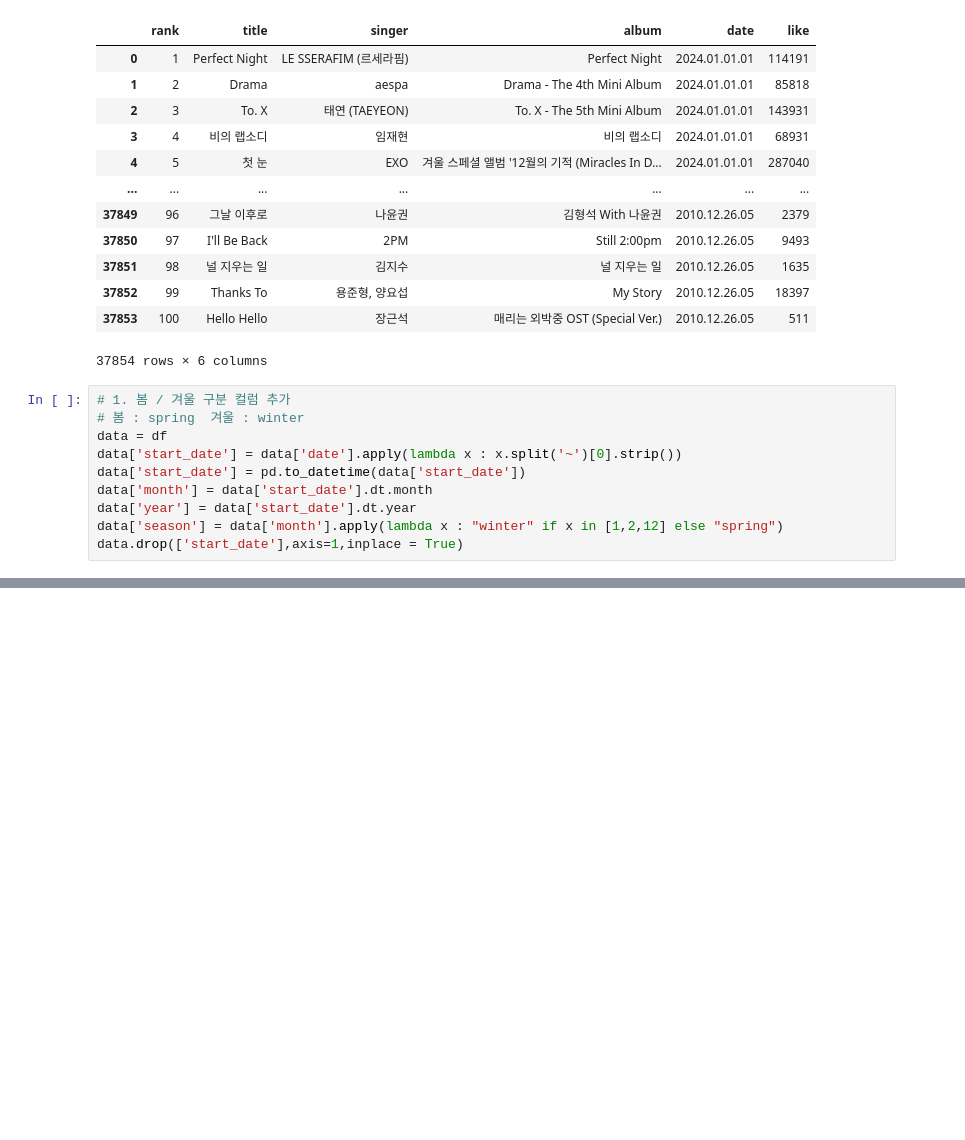
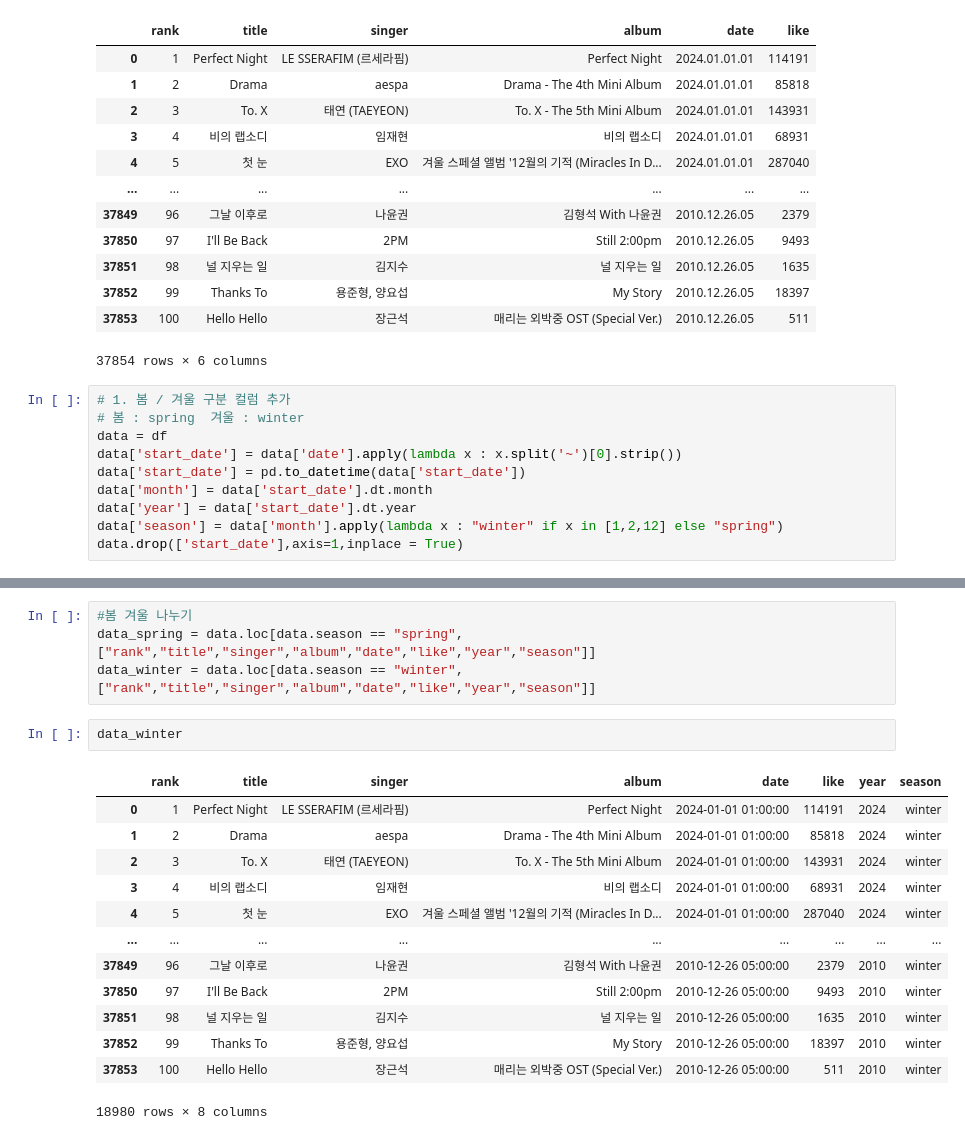
Before and after one commit to zjacom/Seasonal-songs, a Jupyter notebook: test_youngjun.ipynb, the cells around one changed output, grey strips where cells are left out. Drawn from its saved outputs; the diff is of its cells as text; blank space fills up the shorter version.

```diff
--- a/test_youngjun.ipynb
+++ b/test_youngjun.ipynb
@@ -222,0 +224,20 @@ data
+# %%
+#봄 겨울 나누기
+data_spring = data.loc[data.season == "spring",["rank","title","singer","album","date","like","year","season"]]
+data_winter = data.loc[data.season == "winter",["rank","title","singer","album","date","like","year","season"]]
+# %%
+data_winter
+# %% [output]
+|  | rank | title | singer | album | date | like | year | season |
+| 0 | 1 | Perfect Night | LE SSERAFIM (르세라핌) | Perfect Night | 2024-01-01 01:00:00 | 114191 | 2024 | winter |
+| 1 | 2 | Drama | aespa | Drama - The 4th Mini Album | 2024-01-01 01:00:00 | 85818 | 2024 | winter |
+| 2 | 3 | To. X | 태연 (TAEYEON) | To. X - The 5th Mini Album | 2024-01-01 01:00:00 | 143931 | 2024 | winter |
+| 3 | 4 | 비의 랩소디 | 임재현 | 비의 랩소디 | 2024-01-01 01:00:00 | 68931 | 2024 | winter |
+| 4 | 5 | 첫 눈 | EXO | 겨울 스페셜 앨범 '12월의 기적 (Miracles In D... | 2024-01-01 01:00:00 | 287040 | 2024 | winter |
+| ... | ... | ... | ... | ... | ... | ... | ... | ... |
+| 37849 | 96 | 그날 이후로 | 나윤권 | 김형석 With 나윤권 | 2010-12-26 05:00:00 | 2379 | 2010 | winter |
+| 37850 | 97 | I'll Be Back | 2PM | Still 2:00pm | 2010-12-26 05:00:00 | 9493 | 2010 | winter |
+| 37851 | 98 | 널 지우는 일 | 김지수 | 널 지우는 일 | 2010-12-26 05:00:00 | 1635 | 2010 | winter |
+| 37852 | 99 | Thanks To | 용준형, 양요섭 | My Story | 2010-12-26 05:00:00 | 18397 | 2010 | winter |
+| 37853 | 100 | Hello Hello | 장근석 | 매리는 외박중 OST (Special Ver.) | 2010-12-26 05:00:00 | 511 | 2010 | winter |
+18980 rows × 8 columns
```
Also changed, not shown: parts of 7 cells of this notebook, 2 other files.
